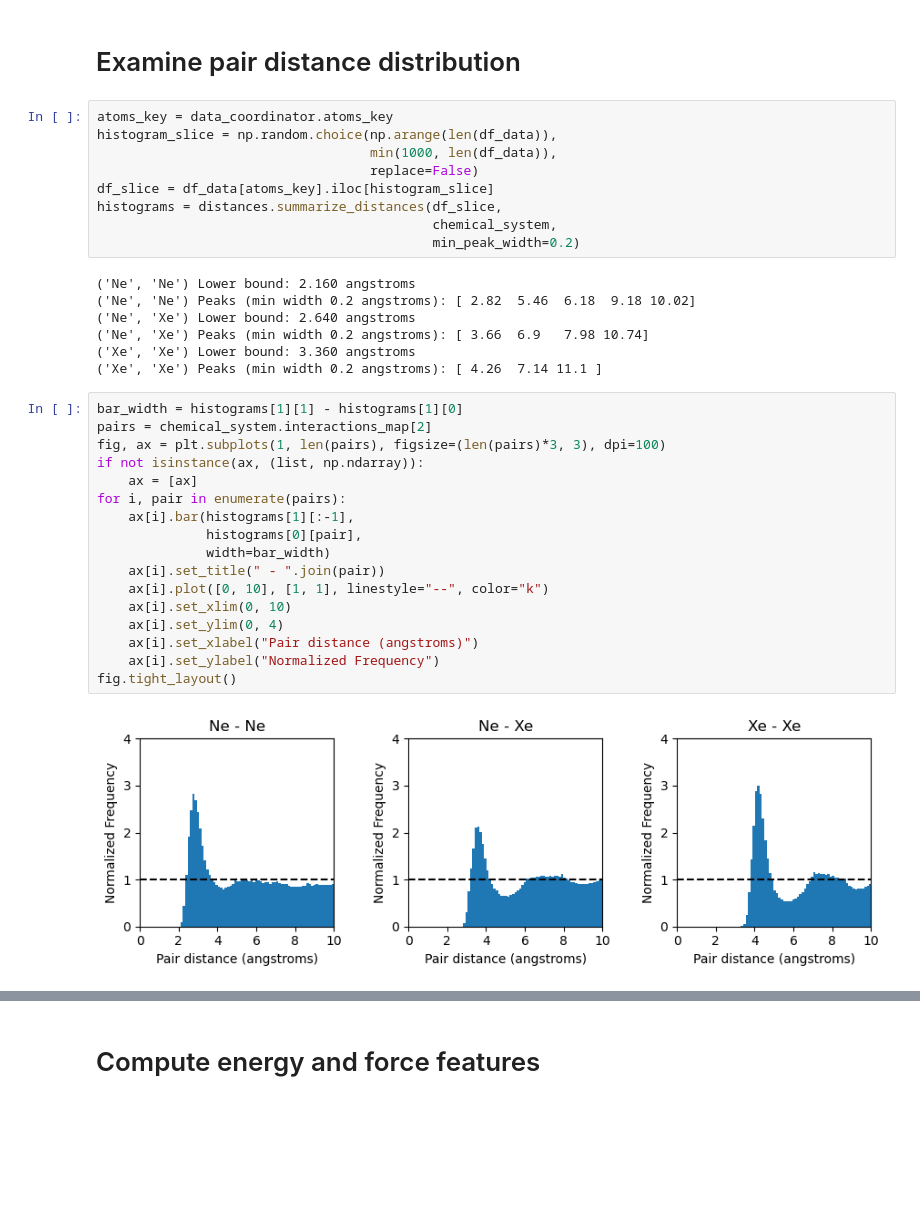
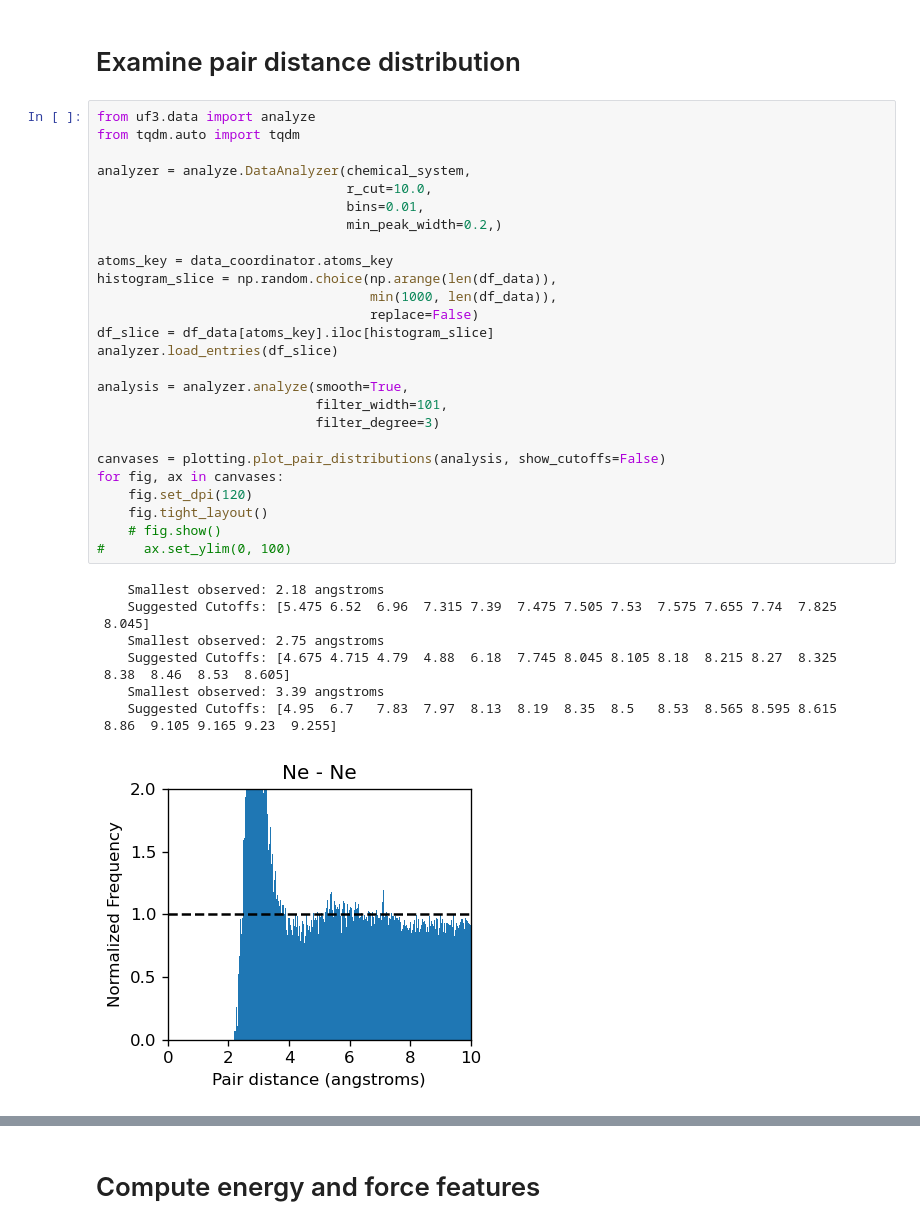
Before and after one commit to uf3/uf3, a Jupyter notebook: examples/NeXe_lammps/pair_potential_demo.ipynb, the cells around one changed output, grey strips where cells are left out. Saved outputs shown, nothing was run; the diff lists cells and outputs as text; blank space fills up the shorter version.

```diff
--- a/examples/NeXe_lammps/pair_potential_demo.ipynb
+++ b/examples/NeXe_lammps/pair_potential_demo.ipynb
@@ -159,38 +160,40 @@ df_data.head()
 | lmp_4 | 4000 | 20.299581 | -1269.661700 | -4.843280 | -5.008587 | (Atom('Ne', [1.7462606202, 1.4321... | 64.0 | [-0.0036245833, 0.0027762812, 0.0... | [0.0002289233, 0.0005190723, 0.00... | [0.0008959326, 0.000723354, 0.007... |
 # %% [markdown]
 # Examine pair distance distribution
-# %%
-atoms_key = data_coordinator.atoms_key
-histogram_slice = np.random.choice(np.arange(len(df_data)),
-                                   min(1000, len(df_data)),
-                                   replace=False)
-df_slice = df_data[atoms_key].iloc[histogram_slice]
-histograms = distances.summarize_distances(df_slice,
-                                           chemical_system,
-                                           min_peak_width=0.2)
-# %% [output]
-('Ne', 'Ne') Lower bound: 2.160 angstroms
-('Ne', 'Ne') Peaks (min width 0.2 angstroms): [ 2.82  5.46  6.18  9.18 10.02]
-('Ne', 'Xe') Lower bound: 2.640 angstroms
-('Ne', 'Xe') Peaks (min width 0.2 angstroms): [ 3.66  6.9   7.98 10.74]
-('Xe', 'Xe') Lower bound: 3.360 angstroms
-('Xe', 'Xe') Peaks (min width 0.2 angstroms): [ 4.26  7.14 11.1 ]
-# %%
-bar_width = histograms[1][1] - histograms[1][0]
-pairs = chemical_system.interactions_map[2]
-fig, ax = plt.subplots(1, len(pairs), figsize=(len(pairs)*3, 3), dpi=100)
-if not isinstance(ax, (list, np.ndarray)):
-    ax = [ax]
-for i, pair in enumerate(pairs):
-    ax[i].bar(histograms[1][:-1],
-              histograms[0][pair],
-              width=bar_width)
-    ax[i].set_title(" - ".join(pair))
-    ax[i].plot([0, 10], [1, 1], linestyle="--", color="k")
-    ax[i].set_xlim(0, 10)
-    ax[i].set_ylim(0, 4)
-    ax[i].set_xlabel("Pair distance (angstroms)")
-    ax[i].set_ylabel("Normalized Frequency")
-fig.tight_layout()
-# %% [output]
-[figure, removed]
+# %%
+from uf3.data import analyze
+from tqdm.auto import tqdm
+
+analyzer = analyze.DataAnalyzer(chemical_system,
+                                r_cut=10.0,
+                                bins=0.01,
+                                min_peak_width=0.2,)
+
+atoms_key = data_coordinator.atoms_key
+histogram_slice = np.random.choice(np.arange(len(df_data)),
+                                   min(1000, len(df_data)),
+                                   replace=False)
+df_slice = df_data[atoms_key].iloc[histogram_slice]
+analyzer.load_entries(df_slice)
+
+analysis = analyzer.analyze(smooth=True,
+                            filter_width=101,
+                            filter_degree=3)
+
+canvases = plotting.plot_pair_distributions(analysis, show_cutoffs=False)
+for fig, ax in canvases:
+    fig.set_dpi(120)
+    fig.tight_layout()
+    # fig.show()
+#     ax.set_ylim(0, 100)
+# %% [output]
+    Smallest observed: 2.18 angstroms
+    Suggested Cutoffs: [5.475 6.52  6.96  7.315 7.39  7.475 7.505 7.53  7.575 7.655 7.74  7.825
+ 8.045]
+    Smallest observed: 2.75 angstroms
+    Suggested Cutoffs: [4.675 4.715 4.79  4.88  6.18  7.745 8.045 8.105 8.18  8.215 8.27  8.325
+ 8.38  8.46  8.53  8.605]
+    Smallest observed: 3.39 angstroms
+    Suggested Cutoffs: [4.95  6.7   7.83  7.97  8.13  8.19  8.35  8.5   8.53  8.565 8.595 8.615
+ 8.86  9.105 9.165 9.23  9.255]
+[figure, added]
```
Also changed, not shown: parts of 20 cells of this notebook, 2 other files.
